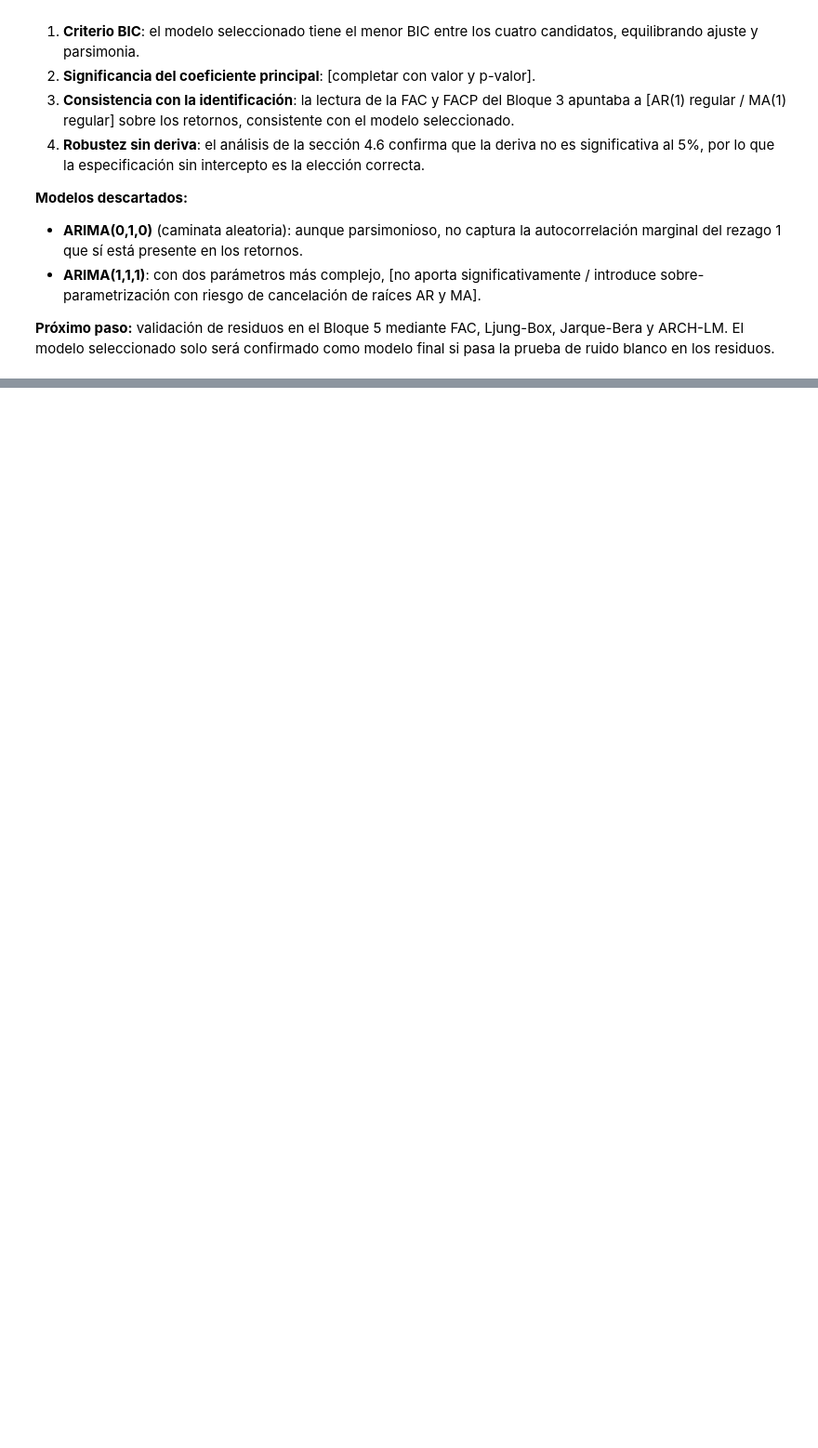
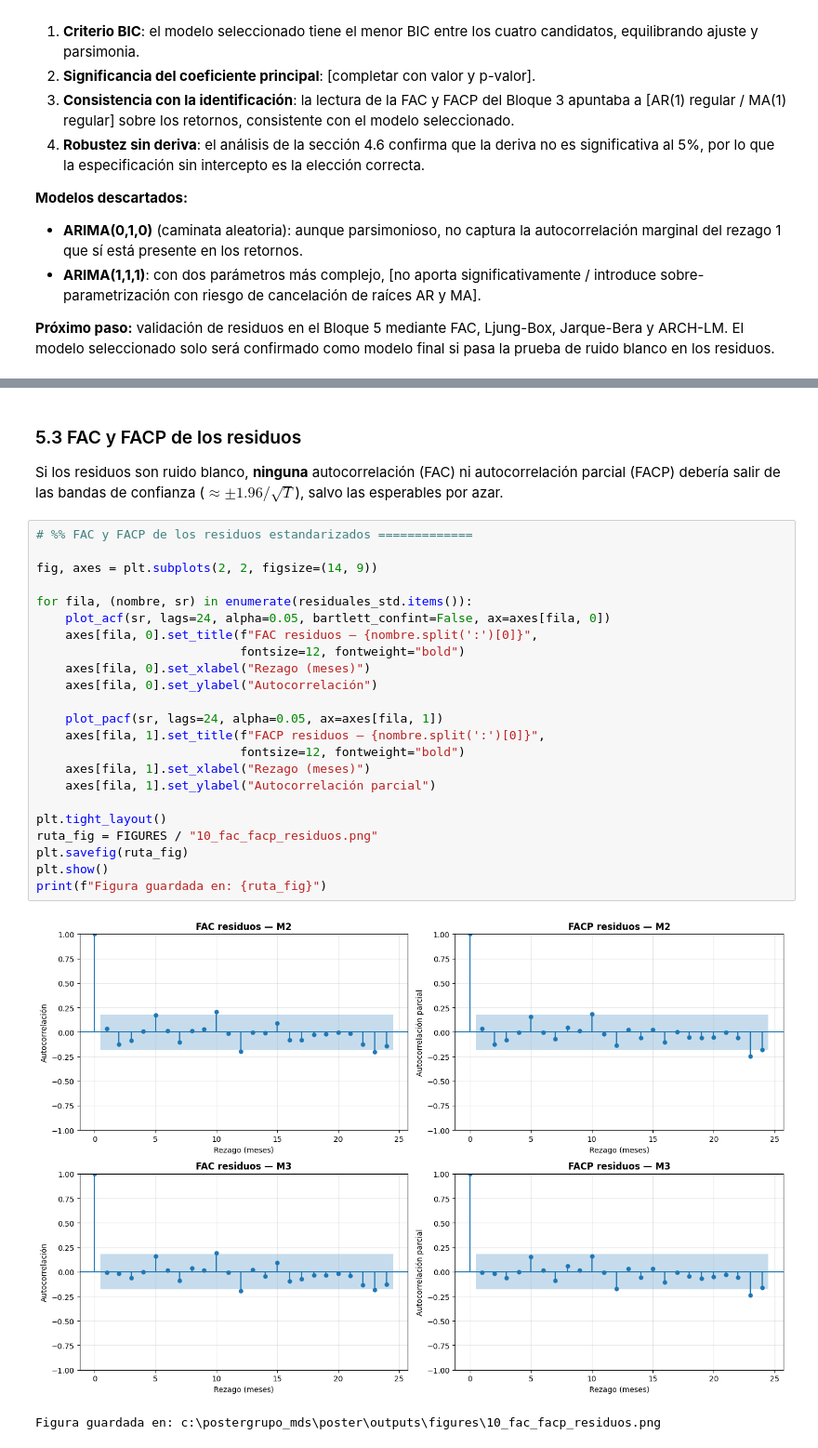
Before and after one commit to dilantovar/poster, a Jupyter notebook: notebooks/01_box_jenkins_aluminium.ipynb, the cells around one changed output, grey strips where cells are left out. Shown at 93% size. Saved outputs shown, nothing was run; the diff lists cells and outputs as text; blank space fills up the shorter version.

```diff
--- a/notebooks/01_box_jenkins_aluminium.ipynb
+++ b/notebooks/01_box_jenkins_aluminium.ipynb
@@ -1229,0 +1318,30 @@ Criterio: si p(c) > 0.05 en todos los modelos, la deriva NO es significativa
+# %% [markdown]
+### 5.3 FAC y FACP de los residuos
+
+Si los residuos son ruido blanco, **ninguna** autocorrelación (FAC) ni autocorrelación parcial (FACP) debería salir de las bandas de confianza ($\approx \pm 1.96/\sqrt{T}$), salvo las esperables por azar.
+# %%
+# %% FAC y FACP de los residuos estandarizados =============
+
+fig, axes = plt.subplots(2, 2, figsize=(14, 9))
+
+for fila, (nombre, sr) in enumerate(residuales_std.items()):
+    plot_acf(sr, lags=24, alpha=0.05, bartlett_confint=False, ax=axes[fila, 0])
+    axes[fila, 0].set_title(f"FAC residuos — {nombre.split(':')[0]}",
+                            fontsize=12, fontweight="bold")
+    axes[fila, 0].set_xlabel("Rezago (meses)")
+    axes[fila, 0].set_ylabel("Autocorrelación")
+
+    plot_pacf(sr, lags=24, alpha=0.05, ax=axes[fila, 1])
+    axes[fila, 1].set_title(f"FACP residuos — {nombre.split(':')[0]}",
+                            fontsize=12, fontweight="bold")
+    axes[fila, 1].set_xlabel("Rezago (meses)")
+    axes[fila, 1].set_ylabel("Autocorrelación parcial")
+
+plt.tight_layout()
+ruta_fig = FIGURES / "10_fac_facp_residuos.png"
+plt.savefig(ruta_fig)
+plt.show()
+print(f"Figura guardada en: {ruta_fig}")
+# %% [output]
+[figure, added]
+Figura guardada en: c:\postergrupo_mds\poster\outputs\figures\10_fac_facp_residuos.png
```
Also changed, not shown: parts of 23 cells of this notebook, 7 other files.
